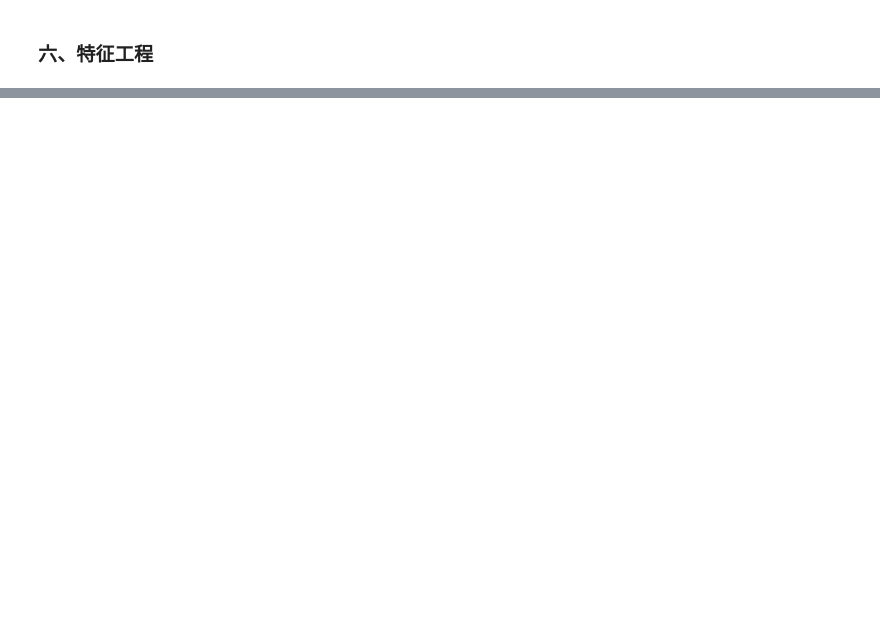
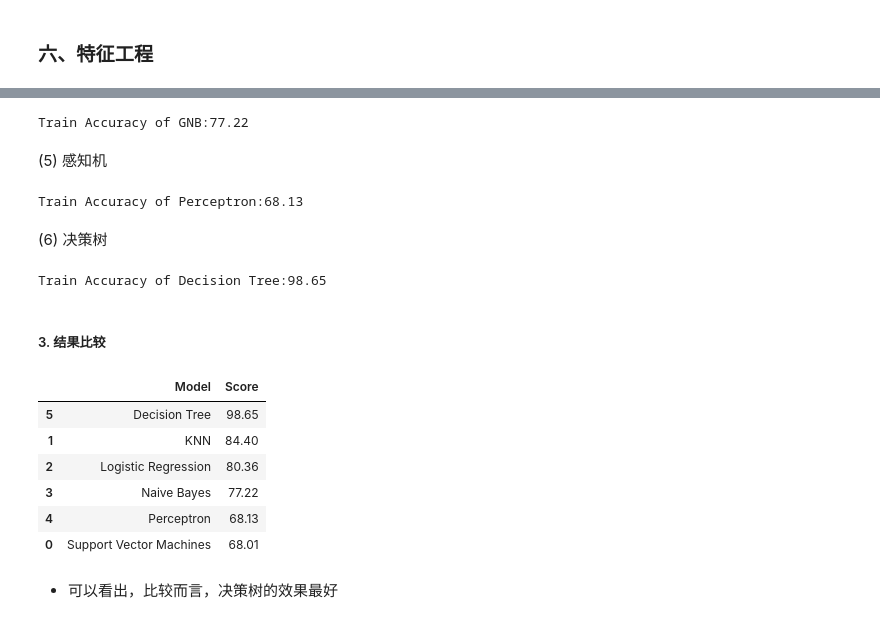
Before and after one commit to mulplue/Big-Data-Analysis-and-Application_Lab, a Jupyter notebook: Hw1: Titanic/Case1.ipynb, the cells around one changed output, grey strips where cells are left out. Cells and saved outputs as stored; diff of their text form; code cells hidden in the pictures; blank space fills up the shorter version.

```diff
--- a/Hw1: Titanic/Case1.ipynb
+++ b/Hw1: Titanic/Case1.ipynb
@@ -150,0 +263,6 @@ all_data.loc[all_data['Name'].str.contains('Master\.'), 'Title'] = 3
+# %%
+knn = KNeighborsClassifier(n_neighbors = 3)
+knn.fit(X_train, Y_train)
+Y_pred_knn = knn.predict(X_test)
+acc_knn = round(knn.score(X_train, Y_train) * 100, 2)
+print(f"Train Accuracy of KNN:{acc_knn}")
@@ -150,0 +273,49 @@ all_data.loc[all_data['Name'].str.contains('Master\.'), 'Title'] = 3
+# %%
+gaussian = GaussianNB()
+gaussian.fit(X_train, Y_train)
+Y_pred_gaussian = gaussian.predict(X_test)
+acc_gaussian = round(gaussian.score(X_train, Y_train) * 100, 2)
+print(f"Train Accuracy of GNB:{acc_gaussian}")
+# %% [output]
+Train Accuracy of GNB:77.22
+# %% [markdown]
+(5) 感知机
+# %%
+perceptron = Perceptron()
+perceptron.fit(X_train, Y_train)
+Y_pred_perceptron = perceptron.predict(X_test)
+acc_perceptron = round(perceptron.score(X_train, Y_train) * 100, 2)
+print(f"Train Accuracy of Perceptron:{acc_perceptron}")
+# %% [output]
+Train Accuracy of Perceptron:68.13
+# %% [markdown]
+(6) 决策树
+# %%
+decision_tree = DecisionTreeClassifier()
+decision_tree.fit(X_train, Y_train)
+Y_pred_decision_tree = decision_tree.predict(X_test)
+acc_decision_tree = round(decision_tree.score(X_train, Y_train) * 100, 2)
+print(f"Train Accuracy of Decision Tree:{acc_decision_tree}")
+# %% [output]
+Train Accuracy of Decision Tree:98.65
+# %% [markdown]
+##### 3. 结果比较
+# %%
+models = pd.DataFrame({
+    'Model': ['Support Vector Machines', 'KNN', 'Logistic Regression', 'Naive Bayes', 'Perceptron', 'Decision Tree'],
+    'Score': [acc_svc, acc_knn,
+              acc_log,
+              acc_gaussian,
+              acc_perceptron,
+              acc_decision_tree]})
+models.sort_values(by='Score', ascending=False)
+# %% [output]
+|  | Model | Score |
+| 5 | Decision Tree | 98.65 |
+| 1 | KNN | 84.40 |
+| 2 | Logistic Regression | 80.36 |
+| 3 | Naive Bayes | 77.22 |
+| 4 | Perceptron | 68.13 |
+| 0 | Support Vector Machines | 68.01 |
+# %% [markdown]
+- 可以看出，比较而言，决策树的效果最好
```
Also changed, not shown: parts of 39 cells of this notebook, 5 other files.
